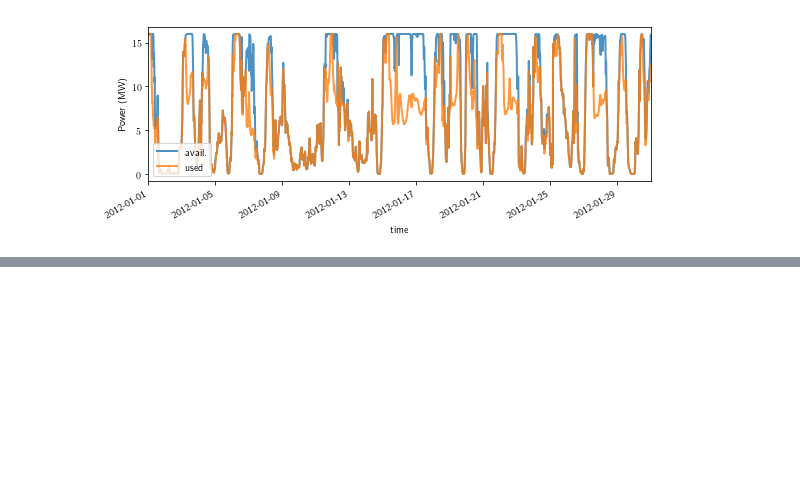
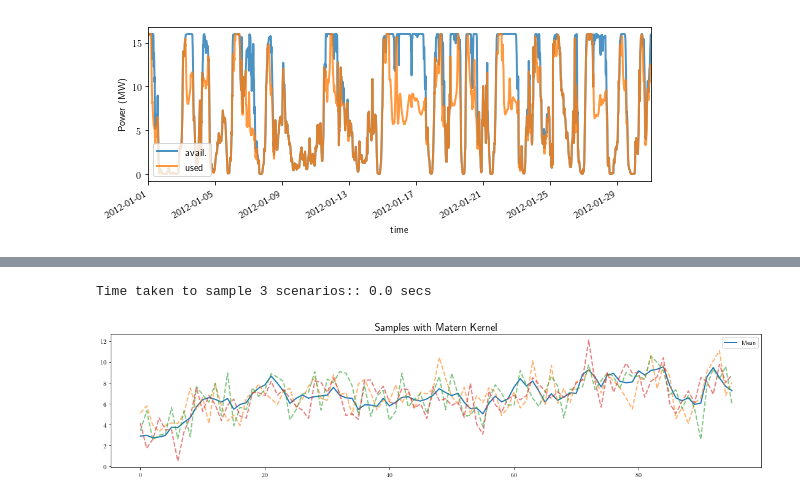
Before and after one commit to lsspear/mpc_project, a Jupyter notebook: Gaussian_Process.ipynb, the cells around one changed output, grey strips where cells are left out. Cells and saved outputs as stored; diff of their text form; code cells hidden in the pictures; blank space fills up the shorter version.

```diff
--- a/Gaussian_Process.ipynb
+++ b/Gaussian_Process.ipynb
@@ -964,0 +1028,21 @@ Cost of gas generated energy:  $1557.58
+# %%
+# Now, look at samples taken from the distribution
+# Pick a random index to sample:
+pred_ind = np.random.randint(0, test_size, size=1)[0]
+
+tic = time()
+num_samps = 3
+samps = vec_rbf_gp.sample_y(X_test[pred_ind, :].reshape(-1,1).T, num_samps)
+print("Time taken to sample %d scenarios:: %.1f secs" % (num_samps, time()-tic))
+
+samps = samps.squeeze()
+
+plt.figure(figsize=(19,4))
+mean_line = plt.plot(y_mean[pred_ind, :])
+for k in range(num_samps):
+    plt.plot(samps[:,k], '--', alpha=0.6)
+plt.title("Samples with Matern Kernel", fontsize=18)
+plt.legend((mean_line), ('Mean',));
+# %% [output]
+Time taken to sample 3 scenarios:: 0.0 secs
+[figure, added]
```
Also changed, not shown: parts of 20 cells of this notebook.
